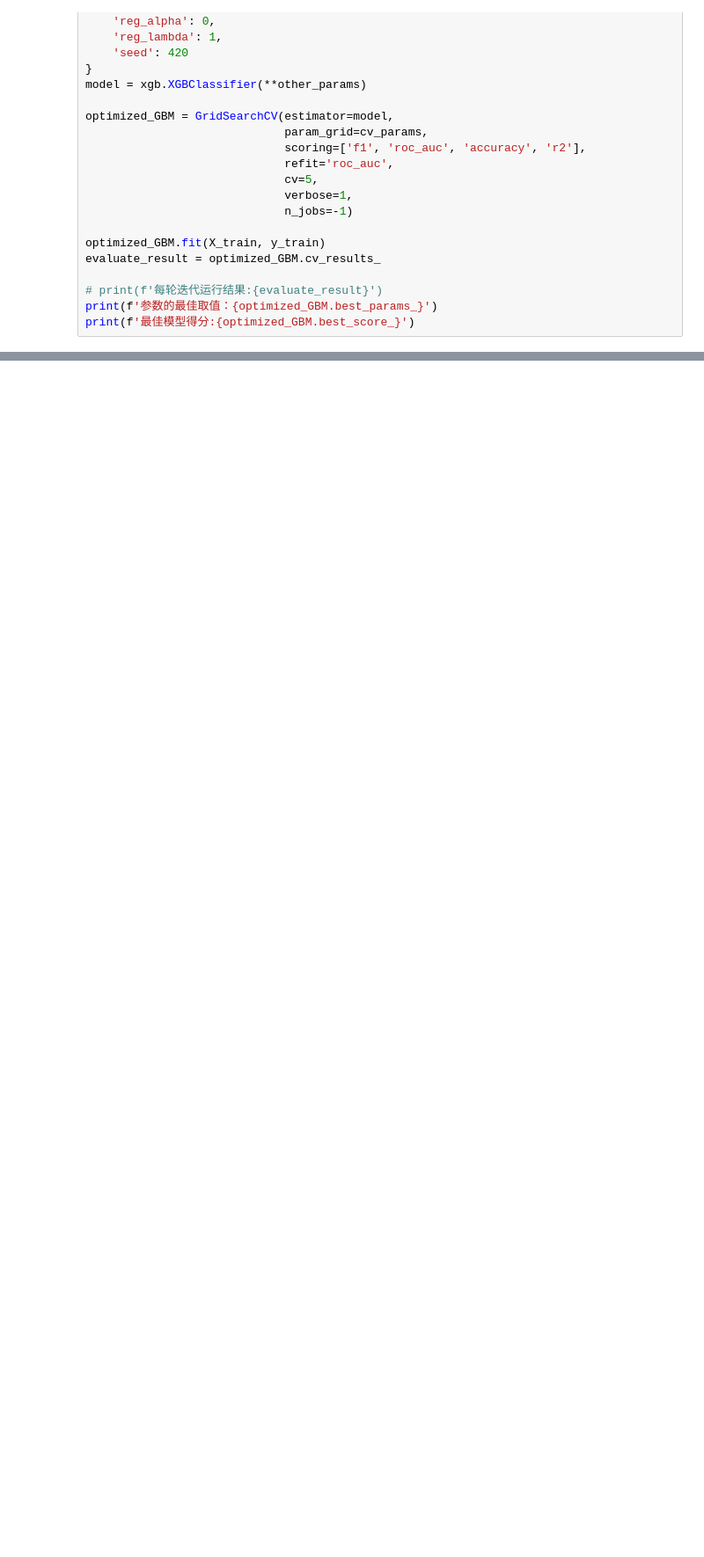
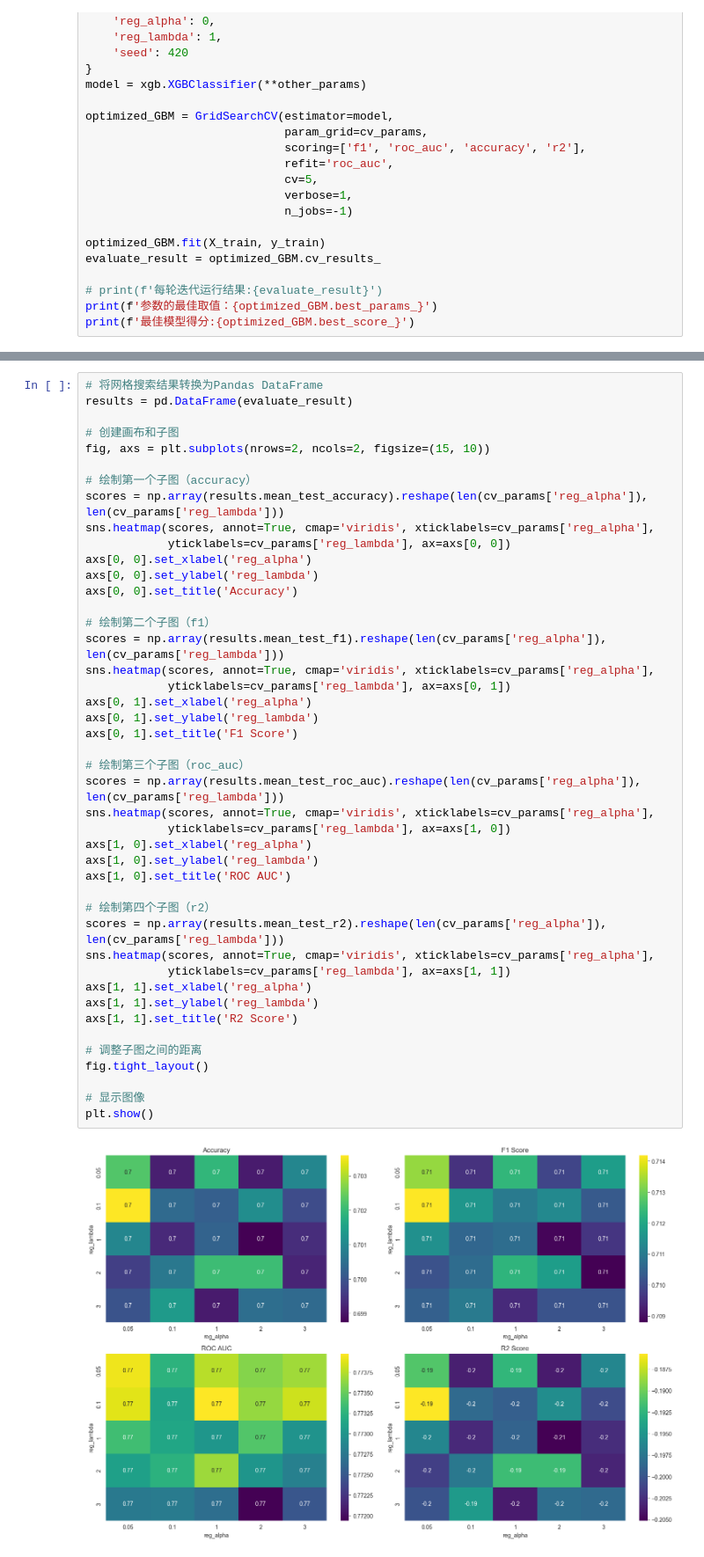
Before and after one commit to ruansy/riskgene, a Jupyter notebook: src/xgboost.ipynb, the cells around one changed output, grey strips where cells are left out. Shown: that part at 88% size. Drawn from its saved outputs; the diff is of its cells as text; blank space fills up the shorter version.

```diff
--- a/src/xgboost.ipynb
+++ b/src/xgboost.ipynb
@@ -326,0 +499,46 @@ print(f'最佳模型得分:{optimized_GBM.best_score_}')
+# %%
+# 将网格搜索结果转换为Pandas DataFrame
+results = pd.DataFrame(evaluate_result)
+
+# 创建画布和子图
+fig, axs = plt.subplots(nrows=2, ncols=2, figsize=(15, 10))
+
+# 绘制第一个子图（accuracy）
+scores = np.array(results.mean_test_accuracy).reshape(len(cv_params['reg_alpha']), len(cv_params['reg_lambda']))
+sns.heatmap(scores, annot=True, cmap='viridis', xticklabels=cv_params['reg_alpha'],
+            yticklabels=cv_params['reg_lambda'], ax=axs[0, 0])
+axs[0, 0].set_xlabel('reg_alpha')
+axs[0, 0].set_ylabel('reg_lambda')
+axs[0, 0].set_title('Accuracy')
+
+# 绘制第二个子图（f1）
+scores = np.array(results.mean_test_f1).reshape(len(cv_params['reg_alpha']), len(cv_params['reg_lambda']))
+sns.heatmap(scores, annot=True, cmap='viridis', xticklabels=cv_params['reg_alpha'],
+            yticklabels=cv_params['reg_lambda'], ax=axs[0, 1])
+axs[0, 1].set_xlabel('reg_alpha')
+axs[0, 1].set_ylabel('reg_lambda')
+axs[0, 1].set_title('F1 Score')
+
+# 绘制第三个子图（roc_auc）
+scores = np.array(results.mean_test_roc_auc).reshape(len(cv_params['reg_alpha']), len(cv_params['reg_lambda']))
+sns.heatmap(scores, annot=True, cmap='viridis', xticklabels=cv_params['reg_alpha'],
+            yticklabels=cv_params['reg_lambda'], ax=axs[1, 0])
+axs[1, 0].set_xlabel('reg_alpha')
+axs[1, 0].set_ylabel('reg_lambda')
+axs[1, 0].set_title('ROC AUC')
+
+# 绘制第四个子图（r2）
+scores = np.array(results.mean_test_r2).reshape(len(cv_params['reg_alpha']), len(cv_params['reg_lambda']))
+sns.heatmap(scores, annot=True, cmap='viridis', xticklabels=cv_params['reg_alpha'],
+            yticklabels=cv_params['reg_lambda'], ax=axs[1, 1])
+axs[1, 1].set_xlabel('reg_alpha')
+axs[1, 1].set_ylabel('reg_lambda')
+axs[1, 1].set_title('R2 Score')
+
+# 调整子图之间的距离
+fig.tight_layout()
+
+# 显示图像
+plt.show()
+# %% [output]
+[figure, added]
```
Also changed, not shown: parts of 10 cells of this notebook.
